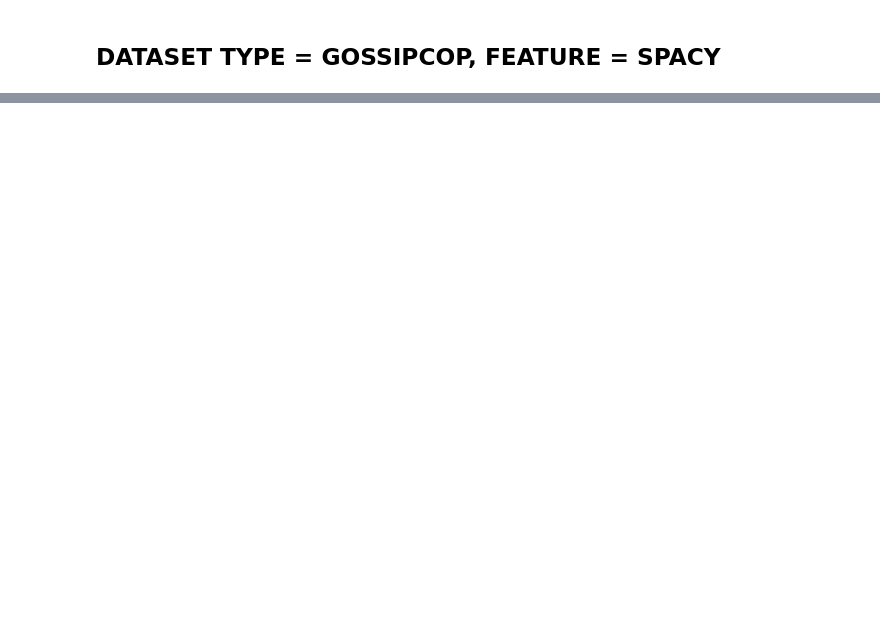
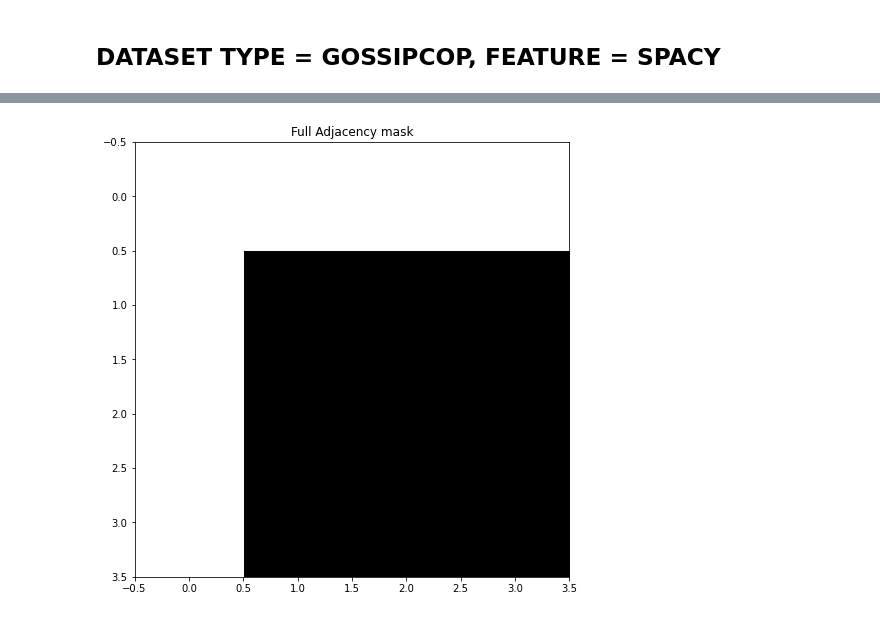
Before and after one commit to sersery35/Explainability_of_FND_Models, a Jupyter notebook: GNNFakeNews/notebooks/GCNFN_Model_Analysis.ipynb, the cells around one changed output, grey strips where cells are left out. Cells and saved outputs as stored; diff of their text form; code cells hidden in the pictures; blank space fills up the shorter version.

```diff
--- a/GNNFakeNews/notebooks/GCNFN_Model_Analysis.ipynb
+++ b/GNNFakeNews/notebooks/GCNFN_Model_Analysis.ipynb
@@ -105,0 +74,4 @@ len(gcn_model_gossipcop_explainer.edge_mask)
+# %%
+upfd_model_gossipcop_explainer.visualize_adjacency_matrix()
+# %% [output]
+[figure, added]
```
Also changed, not shown: parts of 15 cells of this notebook, 9 other files.
